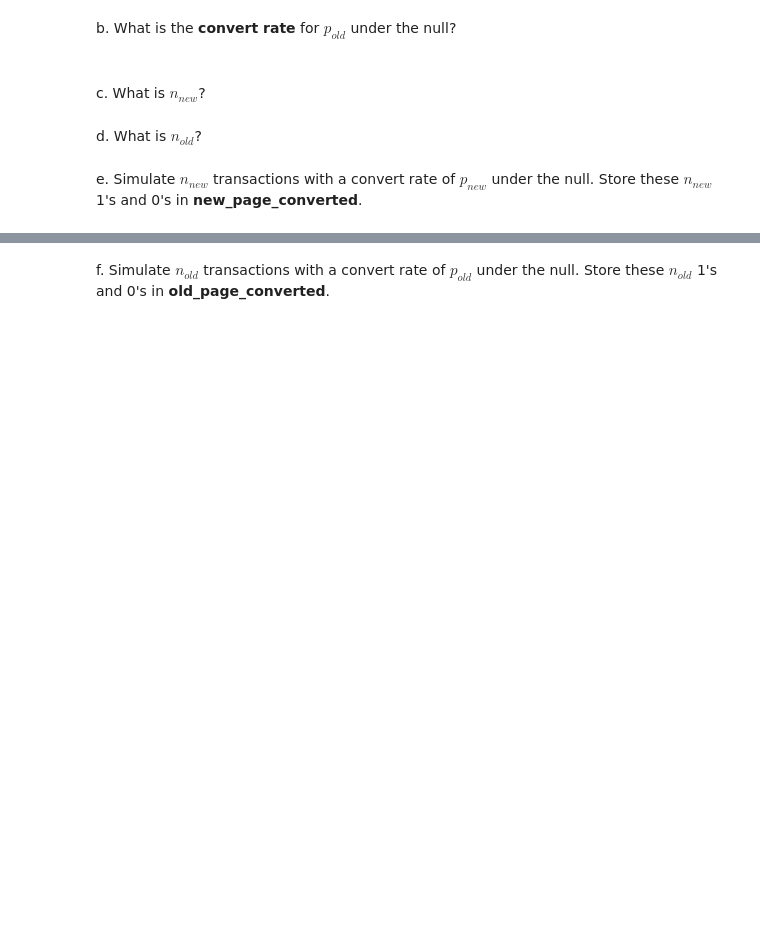
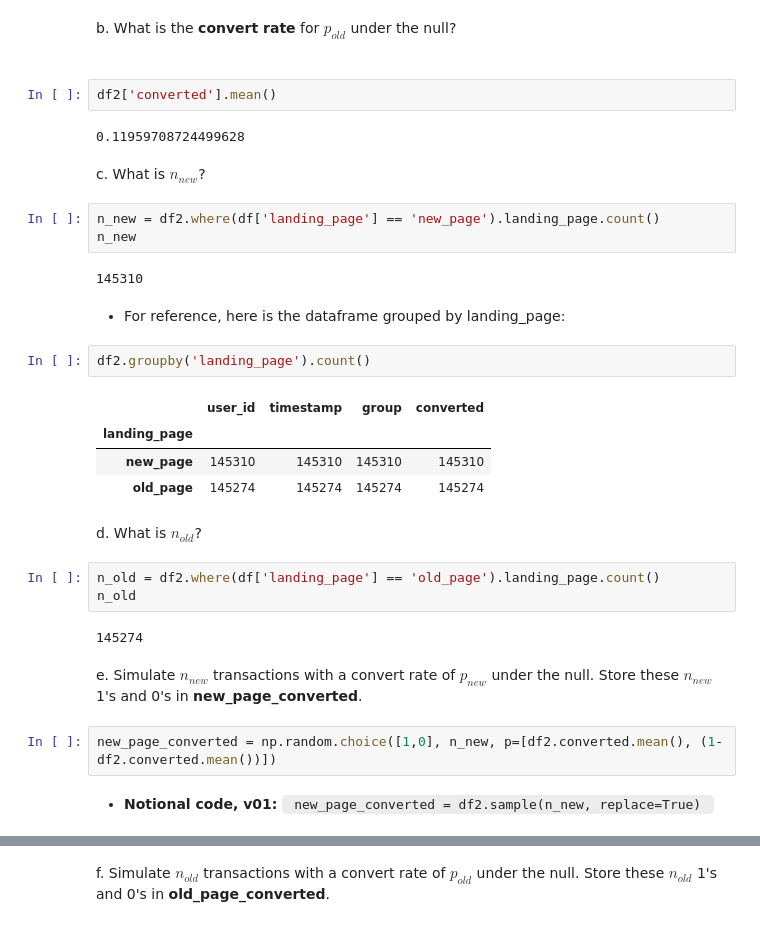
Before and after one commit to ldemastersmith/demo-Analyze-AB-Test-Results, a Jupyter notebook: Analyze_ab_test_results_notebook.ipynb, the cells around one changed output, grey strips where cells are left out. Drawn from its saved outputs; the diff is of its cells as text; blank space fills up the shorter version.

```diff
--- a/Analyze_ab_test_results_notebook.ipynb
+++ b/Analyze_ab_test_results_notebook.ipynb
@@ -309,8 +318,35 @@ a. What is the **convert rate** for $p_{new}$ under the null?
 # %% [markdown]
 b. What is the **convert rate** for $p_{old}$ under the null? <br><br>
+# %%
+df2['converted'].mean()
+# %% [output]
+0.11959708724499628
 # %% [markdown]
 c. What is $n_{new}$?
+# %%
+n_new = df2.where(df['landing_page'] == 'new_page').landing_page.count()
+n_new
+# %% [output]
+145310
+# %% [markdown]
+* For reference, here is the dataframe grouped by landing_page:
+# %%
+df2.groupby('landing_page').count()
+# %% [output]
+|  | user_id | timestamp | group | converted |
+| landing_page |  |  |  |  |
+| new_page | 145310 | 145310 | 145310 | 145310 |
+| old_page | 145274 | 145274 | 145274 | 145274 |
 # %% [markdown]
 d. What is $n_{old}$?
+# %%
+n_old = df2.where(df['landing_page'] == 'old_page').landing_page.count()
+n_old
+# %% [output]
+145274
 # %% [markdown]
 e. Simulate $n_{new}$ transactions with a convert rate of $p_{new}$ under the null.  Store these $n_{new}$ 1's and 0's in **new_page_converted**.
+# %%
+new_page_converted = np.random.choice([1,0], n_new, p=[df2.converted.mean(), (1-df2.converted.mean())])
+# %% [markdown]
+* **Notional code, v01:** <code> new_page_converted = df2.sample(n_new, replace=True) </code>
```
Also changed, not shown: parts of 12 cells of this notebook.
